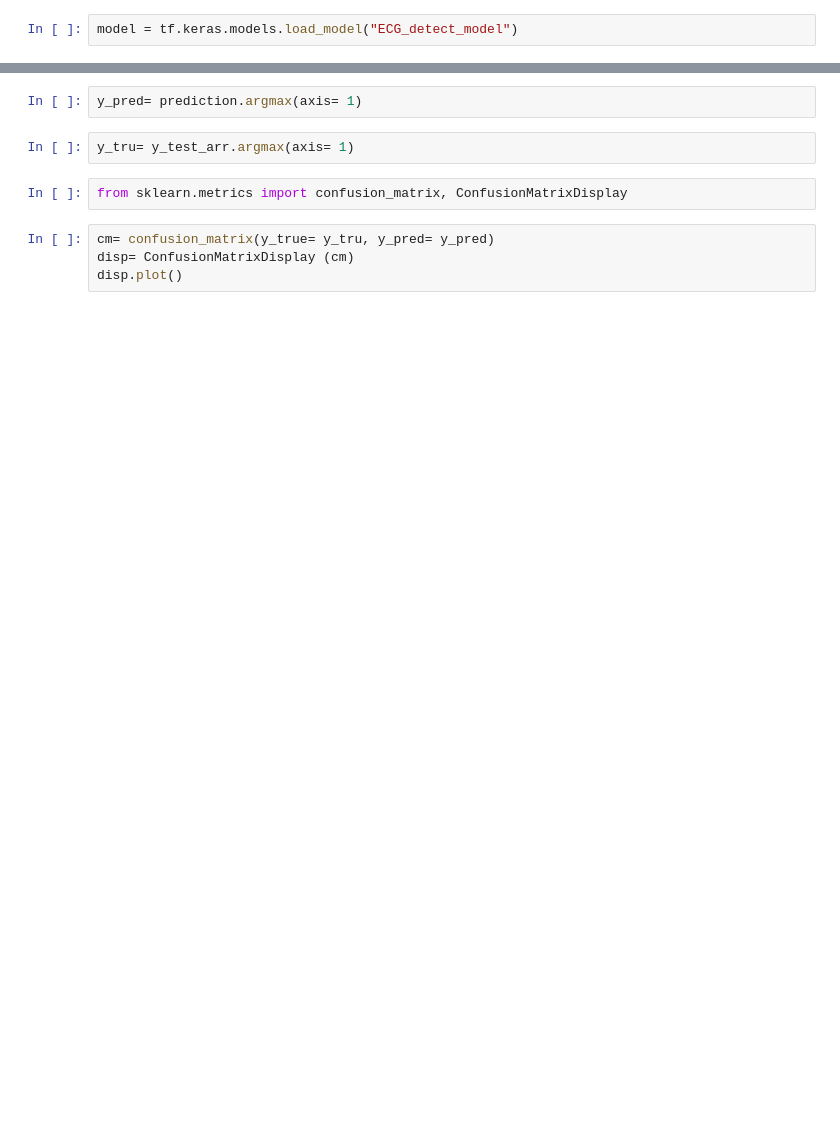
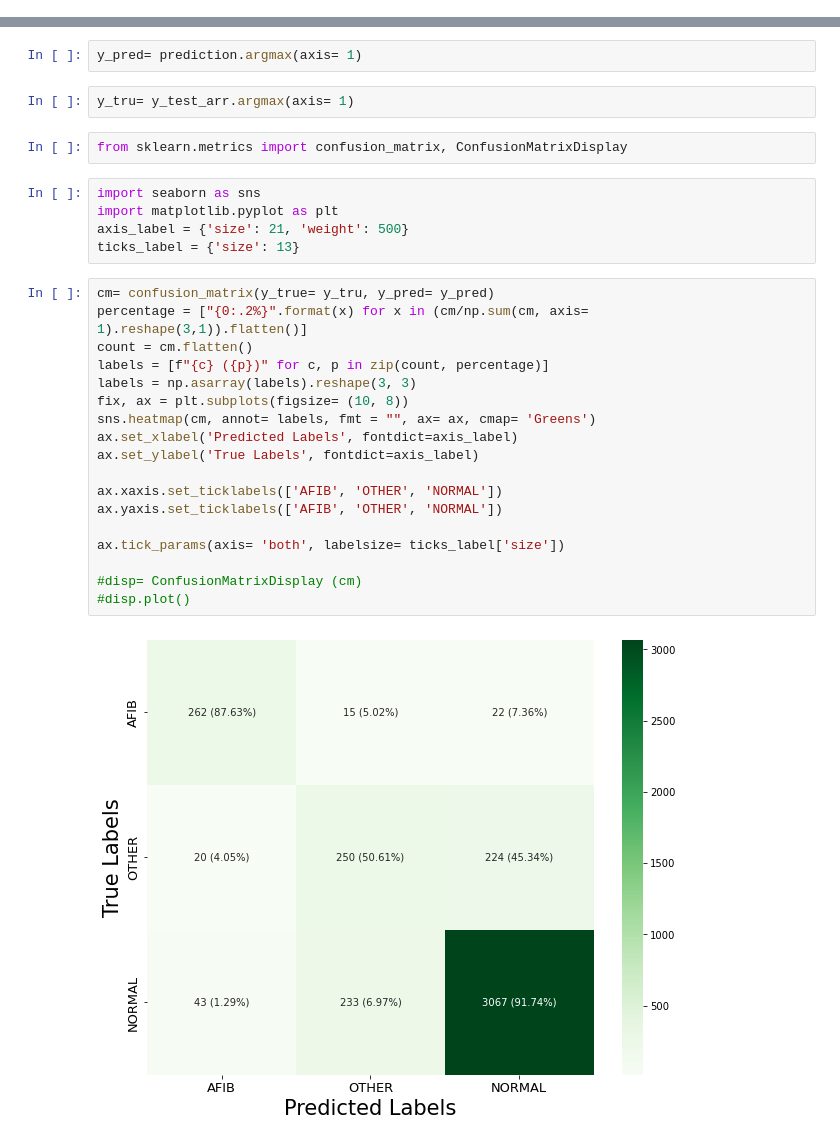
Before and after one commit to BakarrBah/AFIB_Detection, a Jupyter notebook: 04_Modeling.ipynb, the cells around one changed output, grey strips where cells are left out. Drawn from its saved outputs; the diff is of its cells as text; blank space fills up the shorter version.

```diff
--- a/04_Modeling.ipynb
+++ b/04_Modeling.ipynb
@@ -55,5 +95,3 @@ model.save('ECG_detect_model')
-# %%
-model = tf.keras.models.load_model("ECG_detect_model")
 # %%
 X_test = np.load('X_test.npy')
 y_test = pd.read_csv(r'y_test.csv', index_col= 0)
@@ -74,7 +112,28 @@ y_pred= prediction.argmax(axis= 1)
 y_tru= y_test_arr.argmax(axis= 1)
 # %%
 from sklearn.metrics import confusion_matrix, ConfusionMatrixDisplay
-# %%
-cm= confusion_matrix(y_true= y_tru, y_pred= y_pred)
-disp= ConfusionMatrixDisplay (cm)
-disp.plot()
+# %%
+import seaborn as sns
+import matplotlib.pyplot as plt
+axis_label = {'size': 21, 'weight': 500}
+ticks_label = {'size': 13}
+# %%
+cm= confusion_matrix(y_true= y_tru, y_pred= y_pred)
+percentage = ["{0:.2%}".format(x) for x in (cm/np.sum(cm, axis= 1).reshape(3,1)).flatten()]
+count = cm.flatten()
+labels = [f"{c} ({p})" for c, p in zip(count, percentage)]
+labels = np.asarray(labels).reshape(3, 3)
+fix, ax = plt.subplots(figsize= (10, 8))
+sns.heatmap(cm, annot= labels, fmt = "", ax= ax, cmap= 'Greens')
+ax.set_xlabel('Predicted Labels', fontdict=axis_label)
+ax.set_ylabel('True Labels', fontdict=axis_label)
+
+ax.xaxis.set_ticklabels(['AFIB', 'OTHER', 'NORMAL'])
+ax.yaxis.set_ticklabels(['AFIB', 'OTHER', 'NORMAL'])
+
+ax.tick_params(axis= 'both', labelsize= ticks_label['size'])
+
+#disp= ConfusionMatrixDisplay (cm)
+#disp.plot()
+# %% [output]
+[figure, added]
```
Also changed, not shown: parts of 10 cells of this notebook, 2 other files.
